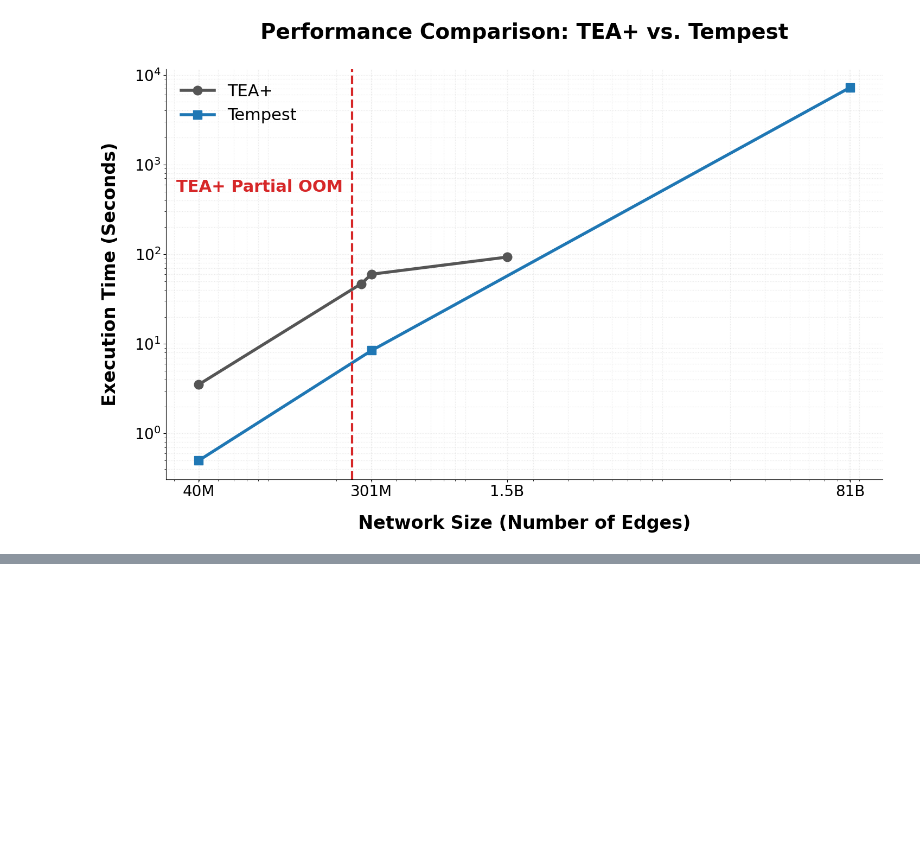
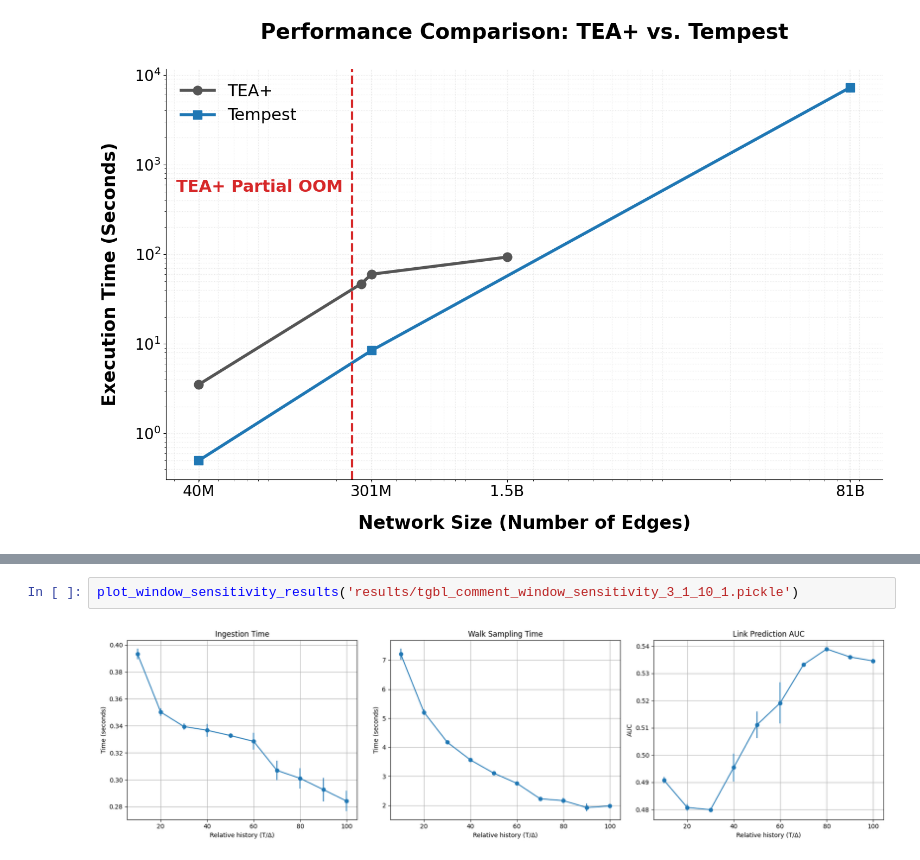
Before and after one commit to ashfaq1701/temporal-random-walk-test, a Jupyter notebook: walk_distribution_test.ipynb, the cells around one changed output, grey strips where cells are left out. Saved outputs shown, nothing was run; the diff lists cells and outputs as text; blank space fills up the shorter version.

```diff
--- a/walk_distribution_test.ipynb
+++ b/walk_distribution_test.ipynb
@@ -261,0 +319,4 @@ plt.savefig('tempest_reveal_final.png', dpi=300)
+# %%
+plot_window_sensitivity_results('results/tgbl_comment_window_sensitivity_3_1_10_1.pickle')
+# %% [output]
+[figure, added]
```
Also changed, not shown: parts of 5 cells of this notebook, 2 other files.
